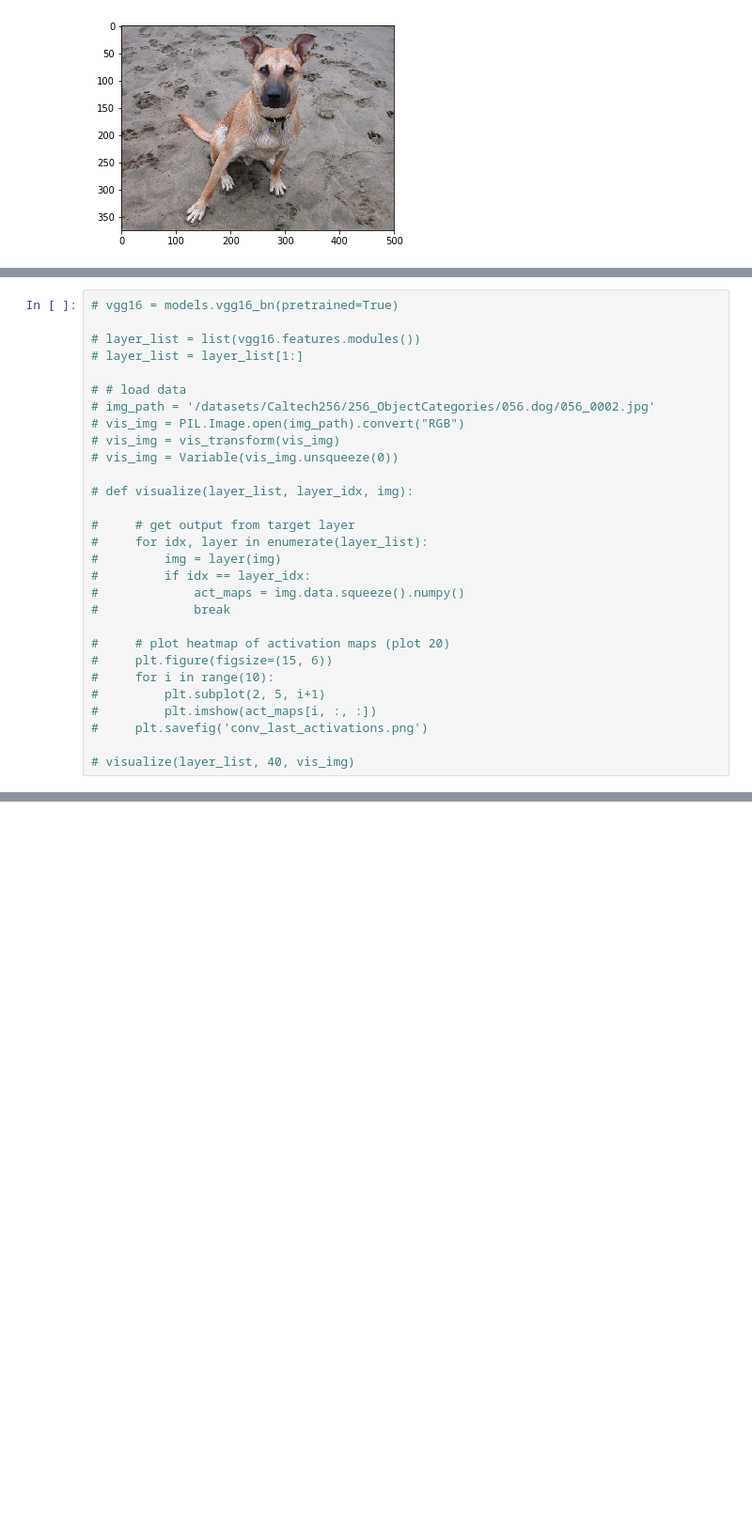
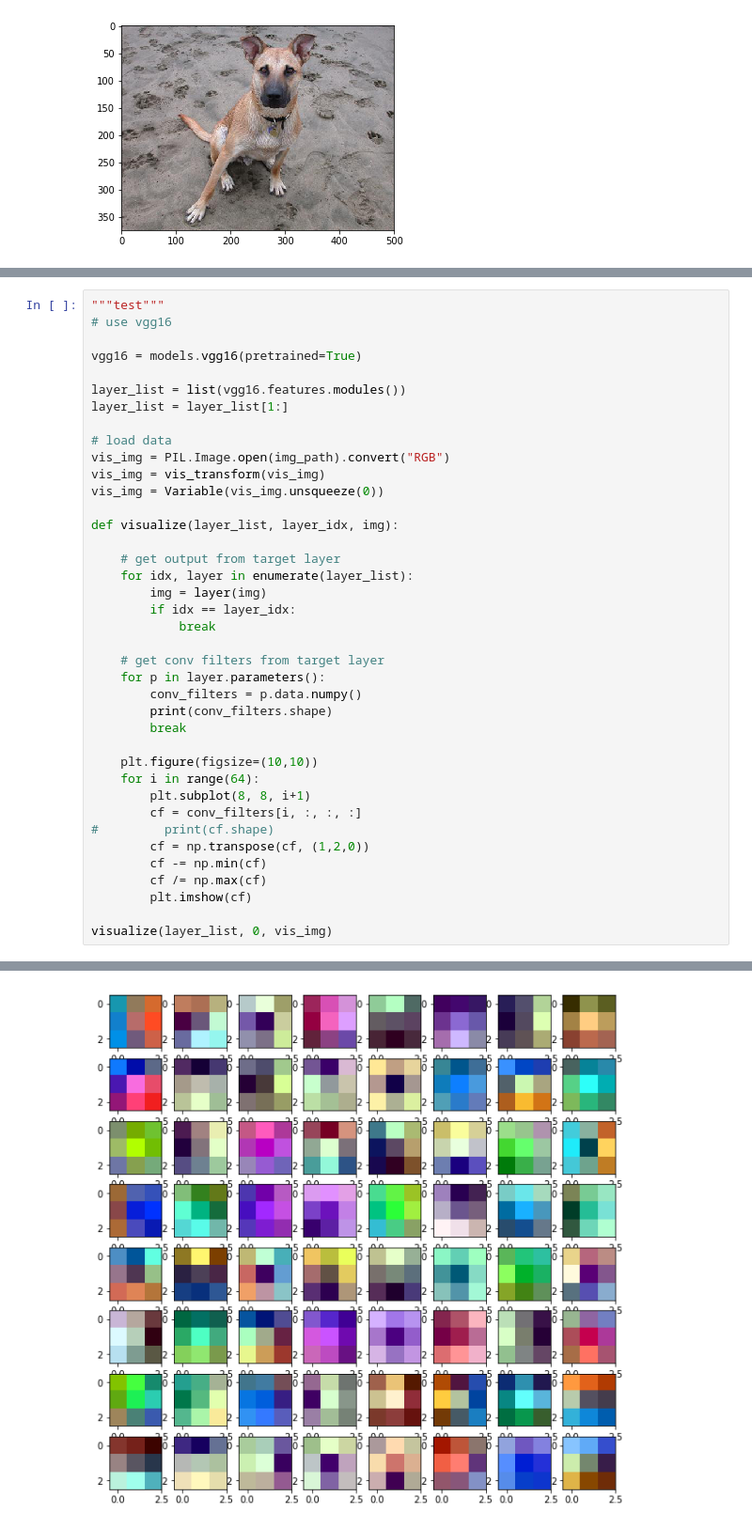
Before and after one commit to Fnjn/UCSD-CSE-253, a Jupyter notebook: hw3/part2_pics/p2_visualization.ipynb, the cells around one changed output, grey strips where cells are left out. Shown at 94% size. Drawn from its saved outputs; the diff is of its cells as text; blank space fills up the shorter version.

Commit message:
test with vgg16

```diff
--- a/hw3/part2_pics/p2_visualization.ipynb
+++ b/hw3/part2_pics/p2_visualization.ipynb
@@ -119,31 +123,42 @@ visualize(layer_list, 0, vis_img)
 (64, 3, 3, 3)
 [figure]
 # %%
-# vgg16 = models.vgg16_bn(pretrained=True)
+"""test"""
+# use vgg16
 
-# layer_list = list(vgg16.features.modules())
-# layer_list = layer_list[1:]
+vgg16 = models.vgg16(pretrained=True)
 
-# # load data
-# img_path = '/datasets/Caltech256/256_ObjectCategories/056.dog/056_0002.jpg'
-# vis_img = PIL.Image.open(img_path).convert("RGB")
-# vis_img = vis_transform(vis_img)
-# vis_img = Variable(vis_img.unsqueeze(0))
+layer_list = list(vgg16.features.modules())
+layer_list = layer_list[1:]
 
-# def visualize(layer_list, layer_idx, img):
+# load data
+vis_img = PIL.Image.open(img_path).convert("RGB")
+vis_img = vis_transform(vis_img)
+vis_img = Variable(vis_img.unsqueeze(0))
 
-#     # get output from target layer
-#     for idx, layer in enumerate(layer_list):
-#         img = layer(img)
-#         if idx == layer_idx:
-#             act_maps = img.data.squeeze().numpy()
-#             break
+def visualize(layer_list, layer_idx, img):
 
-#     # plot heatmap of activation maps (plot 20)
-#     plt.figure(figsize=(15, 6))
-#     for i in range(10):
-#         plt.subplot(2, 5, i+1)
-#         plt.imshow(act_maps[i, :, :])
-#     plt.savefig('conv_last_activations.png')
+    # get output from target layer
+    for idx, layer in enumerate(layer_list):
+        img = layer(img)
+        if idx == layer_idx:
+            break
 
-# visualize(layer_list, 40, vis_img)
+    # get conv filters from target layer
+    for p in layer.parameters():
+        conv_filters = p.data.numpy()
+        print(conv_filters.shape)
+        break
+
+    plt.figure(figsize=(10,10))
+    for i in range(64):
+        plt.subplot(8, 8, i+1)
+        cf = conv_filters[i, :, :, :]
+#         print(cf.shape)
+        cf = np.transpose(cf, (1,2,0))
+        cf -= np.min(cf)
+        cf /= np.max(cf)
+        plt.imshow(cf)
+
+visualize(layer_list, 0, vis_img)
+# %% [output]
@@ -149,0 +167 @@ visualize(layer_list, 0, vis_img)
+[figure, added]
```
Also changed, not shown: parts of 4 cells of this notebook.
